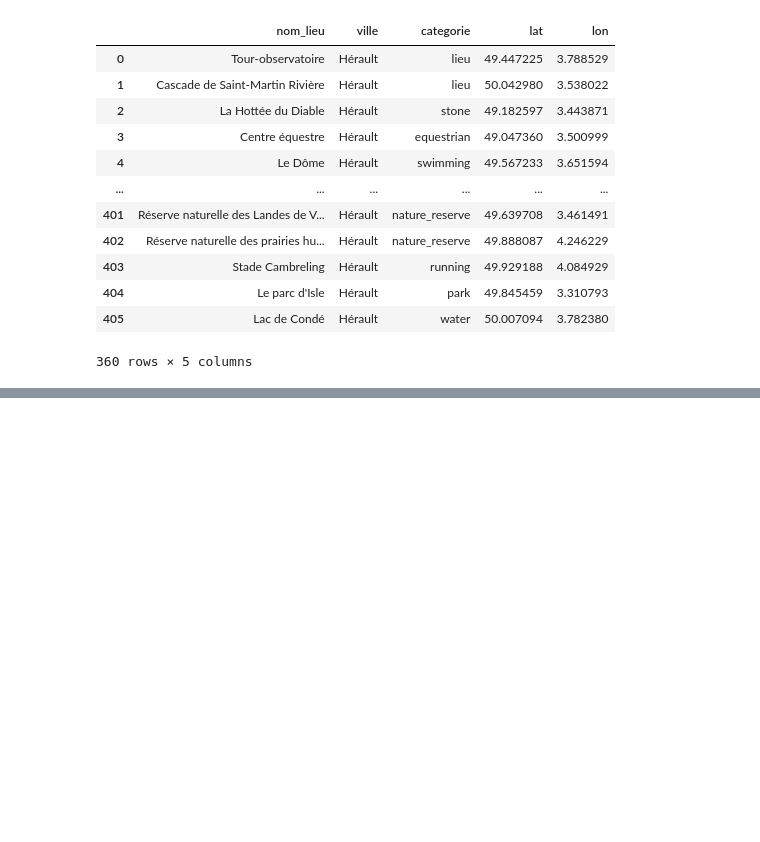
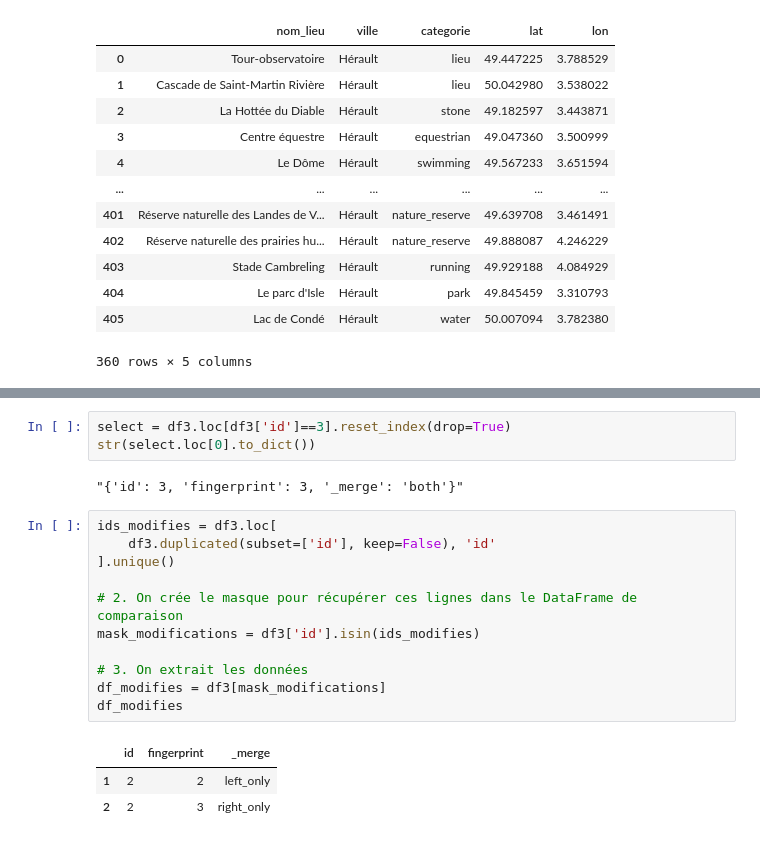
Before and after one commit to day811/OCDE-P12, a Jupyter notebook: notebooks/explore.ipynb, the cells around one changed output, grey strips where cells are left out. Drawn from its saved outputs; the diff is of its cells as text; blank space fills up the shorter version.

```diff
--- a/notebooks/explore.ipynb
+++ b/notebooks/explore.ipynb
@@ -609,0 +547,20 @@ Nombre de lieux uniques trouvés : 253
+# %%
+select = df3.loc[df3['id']==3].reset_index(drop=True)
+str(select.loc[0].to_dict())
+# %% [output]
+"{'id': 3, 'fingerprint': 3, '_merge': 'both'}"
+# %%
+ids_modifies = df3.loc[
+    df3.duplicated(subset=['id'], keep=False), 'id'
+].unique()
+
+# 2. On crée le masque pour récupérer ces lignes dans le DataFrame de comparaison
+mask_modifications = df3['id'].isin(ids_modifies)
+
+# 3. On extrait les données
+df_modifies = df3[mask_modifications]
+df_modifies
+# %% [output]
+|  | id | fingerprint | _merge |
+| 1 | 2 | 2 | left_only |
+| 2 | 2 | 3 | right_only |
```
Also changed, not shown: parts of 4 cells of this notebook.
